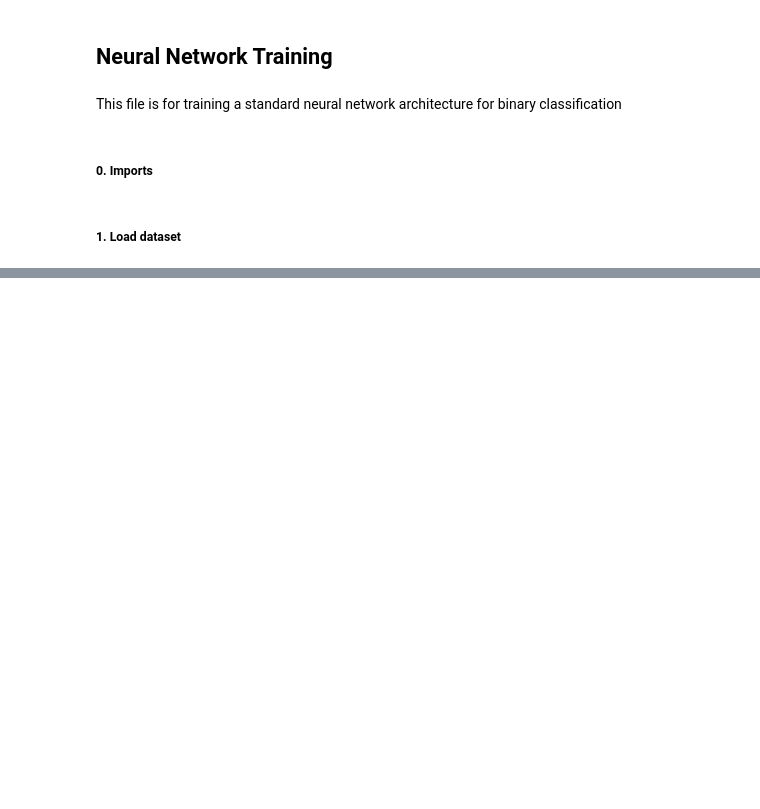
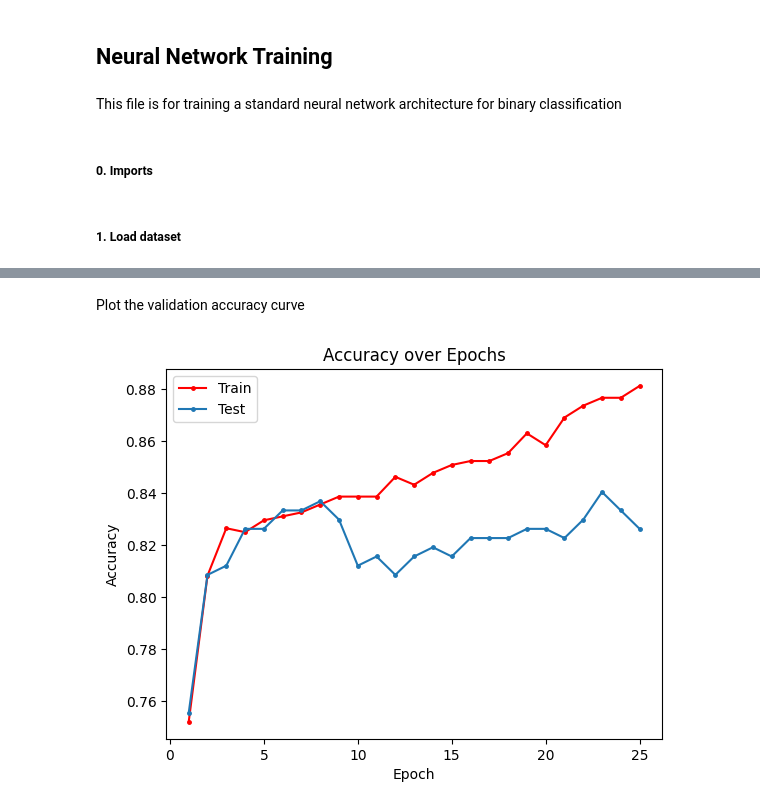
Before and after one commit to sbconlon/bocconi-ai-lab-project, a Jupyter notebook: network.ipynb, the cells around one changed output, grey strips where cells are left out. Cells and saved outputs as stored; diff of their text form; code cells hidden in the pictures; blank space fills up the shorter version.

```diff
--- a/network.ipynb
+++ b/network.ipynb
@@ -18,0 +196,13 @@ FileNotFoundError: [Errno 2] No such file or directory: 'data.pkl'
+# %% [markdown]
+Plot the validation accuracy curve
+# %%
+plt.figure()
+plt.plot(range(1, num_epochs+1), trn_accuracies, marker='o', label='Train', color='red', ms=2.5)
+plt.plot(range(1, num_epochs+1), val_accuracies, marker='o', label='Test', ms=2.5)
+plt.title('Accuracy over Epochs')
+plt.xlabel('Epoch')
+plt.ylabel('Accuracy')
+plt.legend()
+plt.show()
+# %% [output]
+[figure, added]
```
Also changed, not shown: parts of 29 cells of this notebook, 1 other file.
